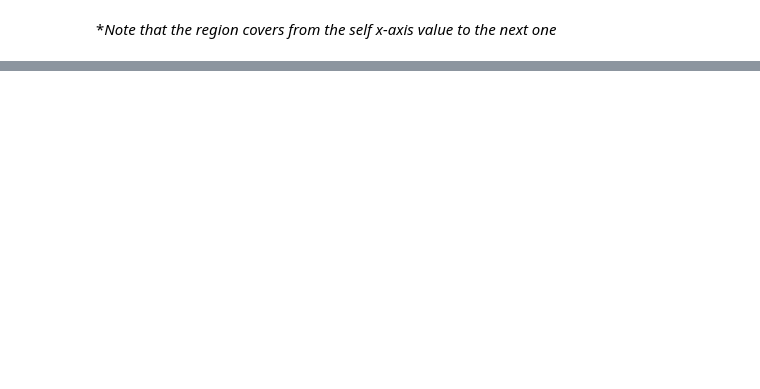
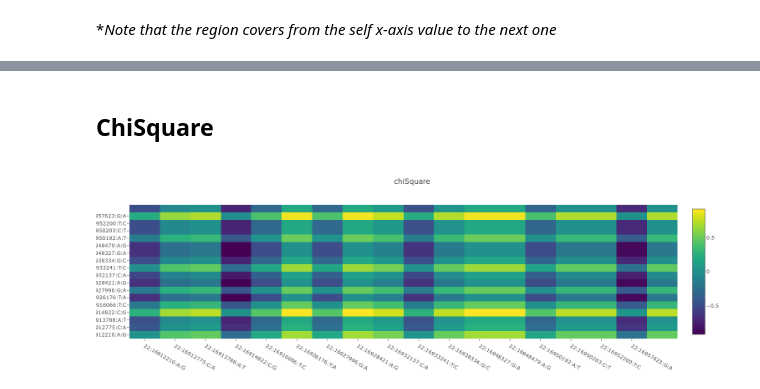
Before and after one commit to opencb/oskar, a Jupyter notebook: oskar-spark/src/main/python/notebooks/stats.ipynb, the cells around one changed output, grey strips where cells are left out. Drawn from its saved outputs; the diff is of its cells as text; code cells hidden in the pictures; blank space fills up the shorter version.

```diff
--- a/oskar-spark/src/main/python/notebooks/stats.ipynb
+++ b/oskar-spark/src/main/python/notebooks/stats.ipynb
@@ -195,0 +236,30 @@ py.iplot(data)
+# %% [markdown]
+## ChiSquare
+# %%
+import numpy as np
+import plotly.graph_objs as go
+import plotly.offline as py
+from plotly.offline import get_plotlyjs, init_notebook_mode
+
+init_notebook_mode(connected=True)
+
+statsDF = oskar.stats(df, studyId="hgvauser@platinum:illumina_platinum", missingAsReference=True)
+dfSLC = statsDF.filter(array_contains(genes("annotation"), "SLC9B1P4"))
+
+pandasFisher = oskar.fisher(dfSLC, "hgvauser@platinum:illumina_platinum", "KK").select("id", col("Fisher p-value").alias("fisher")).toPandas()
+pandasChiSquare = oskar.chiSquare(dfSLC, "hgvauser@platinum:illumina_platinum", "KK").select("id", col("ChiSquare p-value").alias("chiSquare")).toPandas()
+
+labels=pandasFisher["id"].tolist()
+
+dim = len(labels)
+X = np.zeros((dim, dim))
+for i in range(dim):
+    for j in range(dim):
+        X[j, i] = pandasChiSquare["chiSquare"][i] - pandasChiSquare["chiSquare"][j]
+
+trace = go.Heatmap(x=labels, y=labels, z=X, colorscale='Viridis')
+fig = go.Figure(data=[trace])
+fig['layout'].update({'width':1440, 'height':500, 'title':'chiSquare'})
+py.iplot(fig, filename='annotated_heatmap_color')
+# %% [output]
+[figure, added]
```
Also changed, not shown: parts of 17 cells of this notebook, 1 other file.
